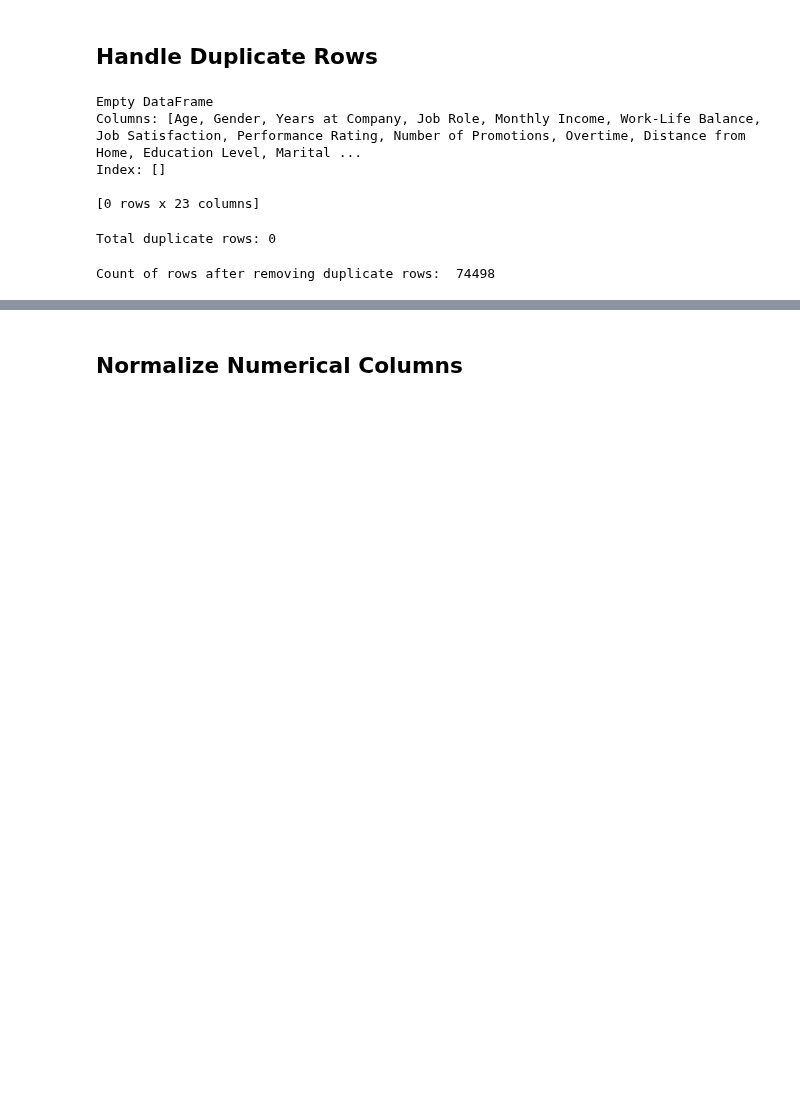
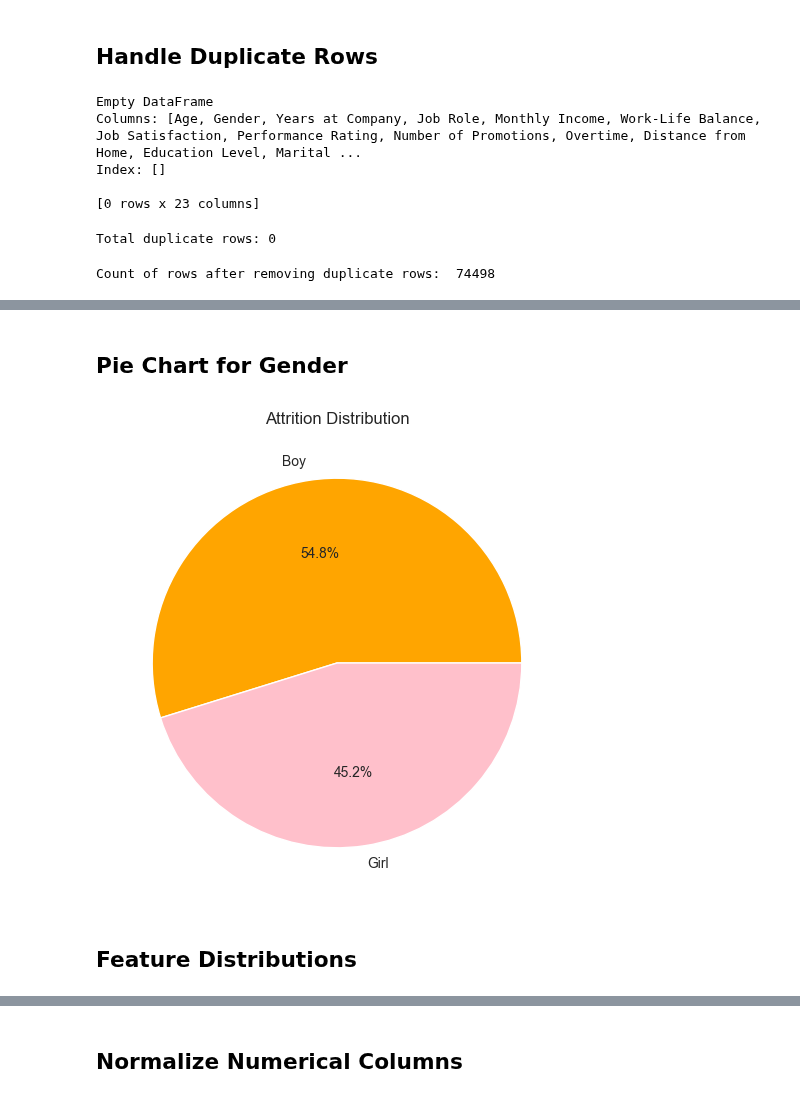
Before and after one commit to AmodMatheesha2003/employee-attrition-prediction-ml, a Jupyter notebook: Notebooks/Data Preprocessing.ipynb, the cells around one changed output, grey strips where cells are left out. Saved outputs shown, nothing was run; the diff lists cells and outputs as text; code cells hidden in the pictures; blank space fills up the shorter version.

```diff
--- a/Notebooks/Data Preprocessing.ipynb
+++ b/Notebooks/Data Preprocessing.ipynb
@@ -209,0 +223,13 @@ Count of rows after removing duplicate rows:  74498
+# %% [markdown]
+<h2>Pie Chart for Gender</h2>
+# %%
+plt.figure(figsize=(6, 6))
+activities = ["Boy","Girl"]
+df['Gender'].value_counts().plot(kind='pie',labels=activities, autopct='%1.1f%%', colors=['orange', 'pink'])
+plt.title("Attrition Distribution")
+plt.ylabel("")
+plt.show()
+# %% [output]
+[figure, added]
+# %% [markdown]
+## Feature Distributions
```
Also changed, not shown: parts of 24 cells of this notebook, 1 other file.
